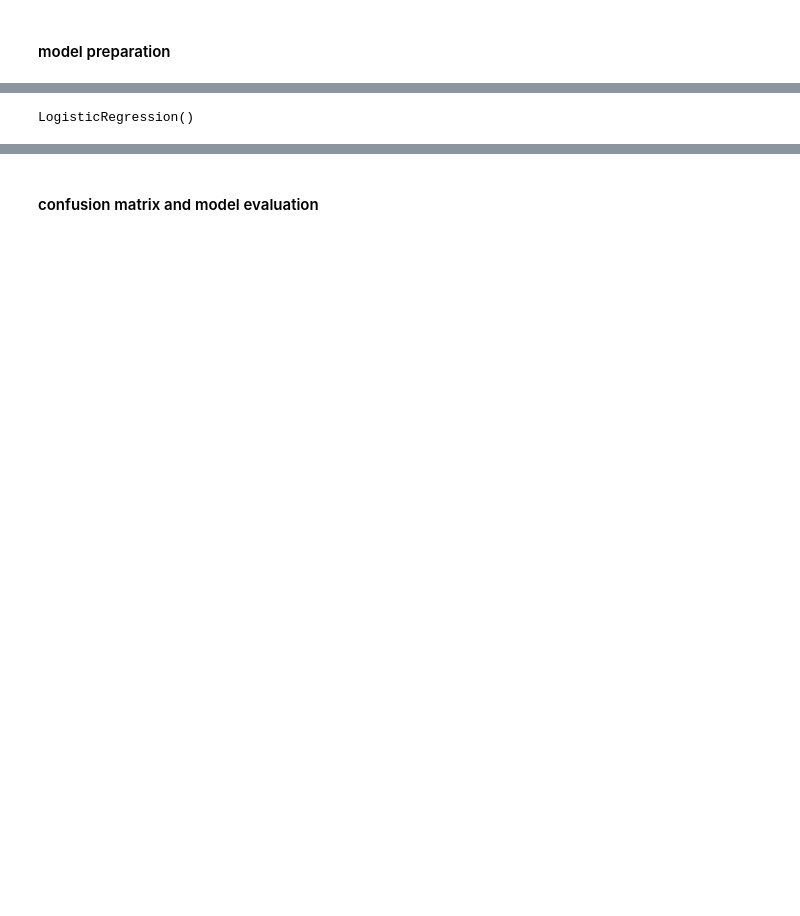
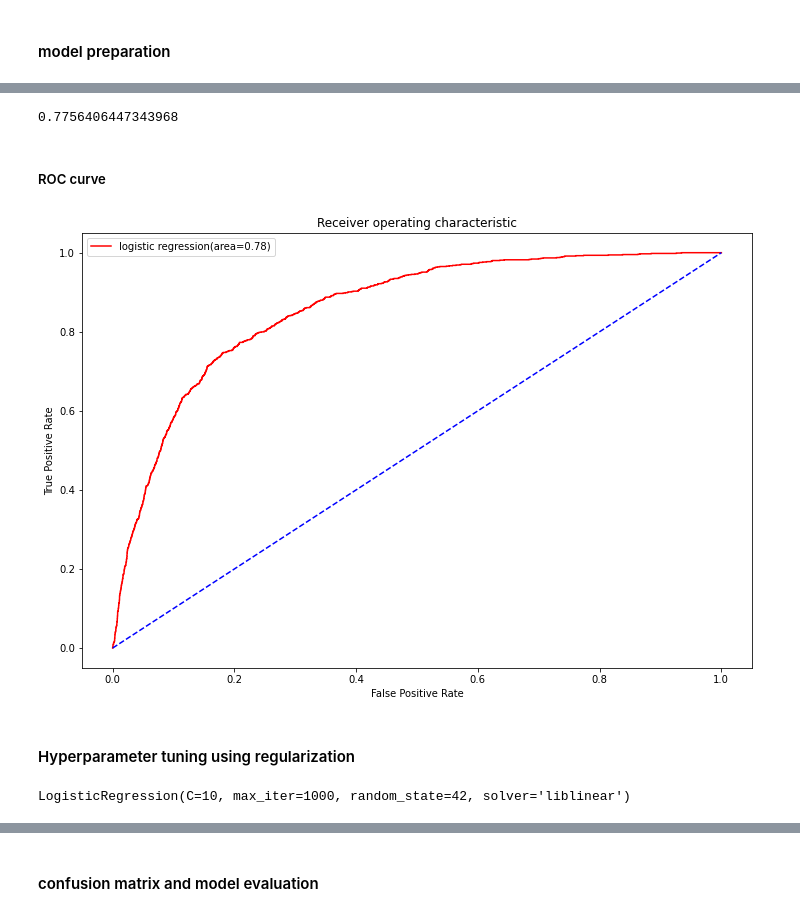
Before and after one commit to shubh24billu/logistic-regression, a Jupyter notebook: logistic_bank assignment.ipynb, the cells around one changed output, grey strips where cells are left out. Drawn from its saved outputs; the diff is of its cells as text; code cells hidden in the pictures; blank space fills up the shorter version.

```diff
--- a/logistic_bank assignment.ipynb
+++ b/logistic_bank assignment.ipynb
@@ -146,0 +174,10 @@ array([[-0.08816664, -0.16981295, -0.74066636, ..., -0.41145311,
+# %%
+from imblearn.over_sampling import SMOTE
+
+sm = SMOTE(random_state=42)
+train_x, train_y = sm.fit_resample(train_x, train_y)
+# test_x, test_y = sm.fit_resample(test_x, test_y)
+# %%
+minmax = MinMaxScaler()
+train_x= minmax.fit_transform(train_x)
+test_x= minmax.fit_transform(test_x)
@@ -146,0 +200,3 @@ array([[-0.08816664, -0.16981295, -0.74066636, ..., -0.41145311,
+# %%
+logit2 = LogisticRegression(penalty='l2' )
+logit2.fit(train_x, train_y)
@@ -147,8 +227,31 @@ array([[-0.08816664, -0.16981295, -0.74066636, ..., -0.41145311,
+# %%
+pred_prob2 = logit2.predict_proba(test_x)
+prob2 = pred_prob2[:, 1]
+Logit_roc_score2 = roc_auc_score(test_y, logit2.predict(test_x))
+Logit_roc_score2
+# %% [output]
+0.7756406447343968
+# %% [markdown]
+##### ROC curve
+# %%
+plt.subplots(figsize=[12, 8])
+fpr1, tpr1, thresholds1 = roc_curve(test_y, prob2)
+plt.plot(fpr1, tpr1, color="red", label="logistic regression(area=%0.2f)"% Logit_roc_score2)
+plt.plot([0, 1], [0, 1], 'b--')
+plt.xlabel("False Positive Rate")
+plt.ylabel('True Positive Rate')
+plt.title('Receiver operating characteristic')
+plt.legend()
+plt.show()
+# %% [output]
+[figure, added]
+# %% [markdown]
+#### Hyperparameter tuning using regularization
 # %%
-logit = LogisticRegression()
+logit = LogisticRegression(C=10, penalty='l2',solver='liblinear' ,random_state=42, max_iter=1000)
 logit.fit(train_x, train_y)
 # %% [output]
-LogisticRegression()
+LogisticRegression(C=10, max_iter=1000, random_state=42, solver='liblinear')
 # %%
 logit.score(train_x, train_y)
 # %% [output]
```
Also changed, not shown: parts of 40 cells of this notebook.
